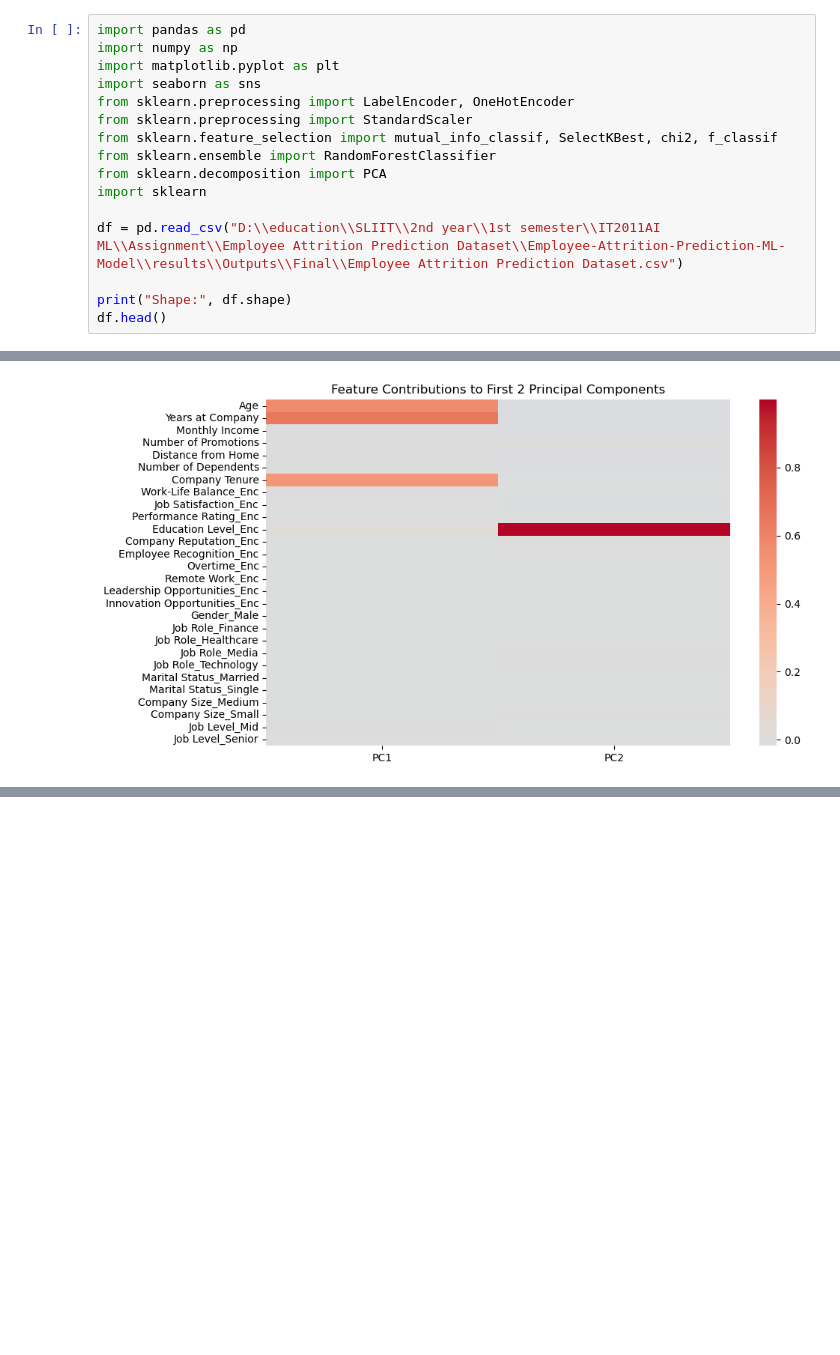
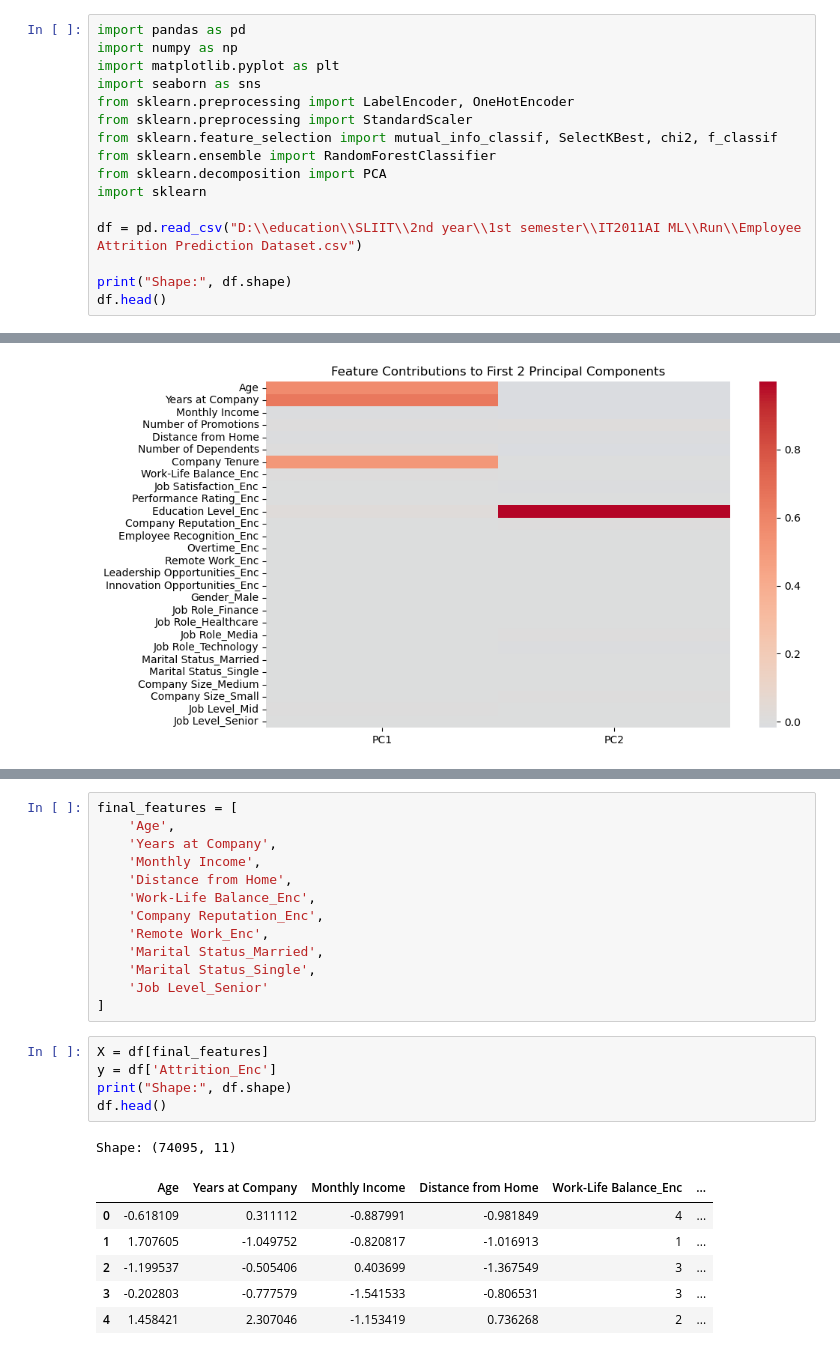
Before and after one commit to it24102664/Employee-Attrition-Prediction-ML-Model, a Jupyter notebook: group_pipeline.ipynb, the cells around one changed output, grey strips where cells are left out. Drawn from its saved outputs; the diff is of its cells as text; blank space fills up the shorter version.

```diff
--- a/group_pipeline.ipynb
+++ b/group_pipeline.ipynb
@@ -10,7 +10,7 @@ from sklearn.ensemble import RandomForestClassifier
 from sklearn.decomposition import PCA
 import sklearn
 
-df = pd.read_csv("D:\\education\\SLIIT\\2nd year\\1st semester\\IT2011AI ML\\Assignment\\Employee Attrition Prediction Dataset\\Employee-Attrition-Prediction-ML-Model\\results\\Outputs\\Final\\Employee Attrition Prediction Dataset.csv")
+df = pd.read_csv("D:\\education\\SLIIT\\2nd year\\1st semester\\IT2011AI ML\\Run\\Employee Attrition Prediction Dataset.csv")
 
 print("Shape:", df.shape)
 df.head()
@@ -551,0 +559,26 @@ plt.show()
+# %%
+final_features = [
+    'Age',
+    'Years at Company',
+    'Monthly Income',
+    'Distance from Home',
+    'Work-Life Balance_Enc',
+    'Company Reputation_Enc',
+    'Remote Work_Enc',
+    'Marital Status_Married',
+    'Marital Status_Single',
+    'Job Level_Senior'
+]
+# %%
+X = df[final_features]
+y = df['Attrition_Enc']
+print("Shape:", df.shape)
+df.head()
+# %% [output]
+Shape: (74095, 11)
+|  | Age | Years at Company | Monthly Income | Distance from Home | Work-Life Balance_Enc | ... |
+| 0 | -0.618109 | 0.311112 | -0.887991 | -0.981849 | 4 | ... |
+| 1 | 1.707605 | -1.049752 | -0.820817 | -1.016913 | 1 | ... |
+| 2 | -1.199537 | -0.505406 | 0.403699 | -1.367549 | 3 | ... |
+| 3 | -0.202803 | -0.777579 | -1.541533 | -0.806531 | 3 | ... |
+| 4 | 1.458421 | 2.307046 | -1.153419 | 0.736268 | 2 | ... |
```
Also changed, not shown: parts of 4 cells of this notebook, 1 other file.
